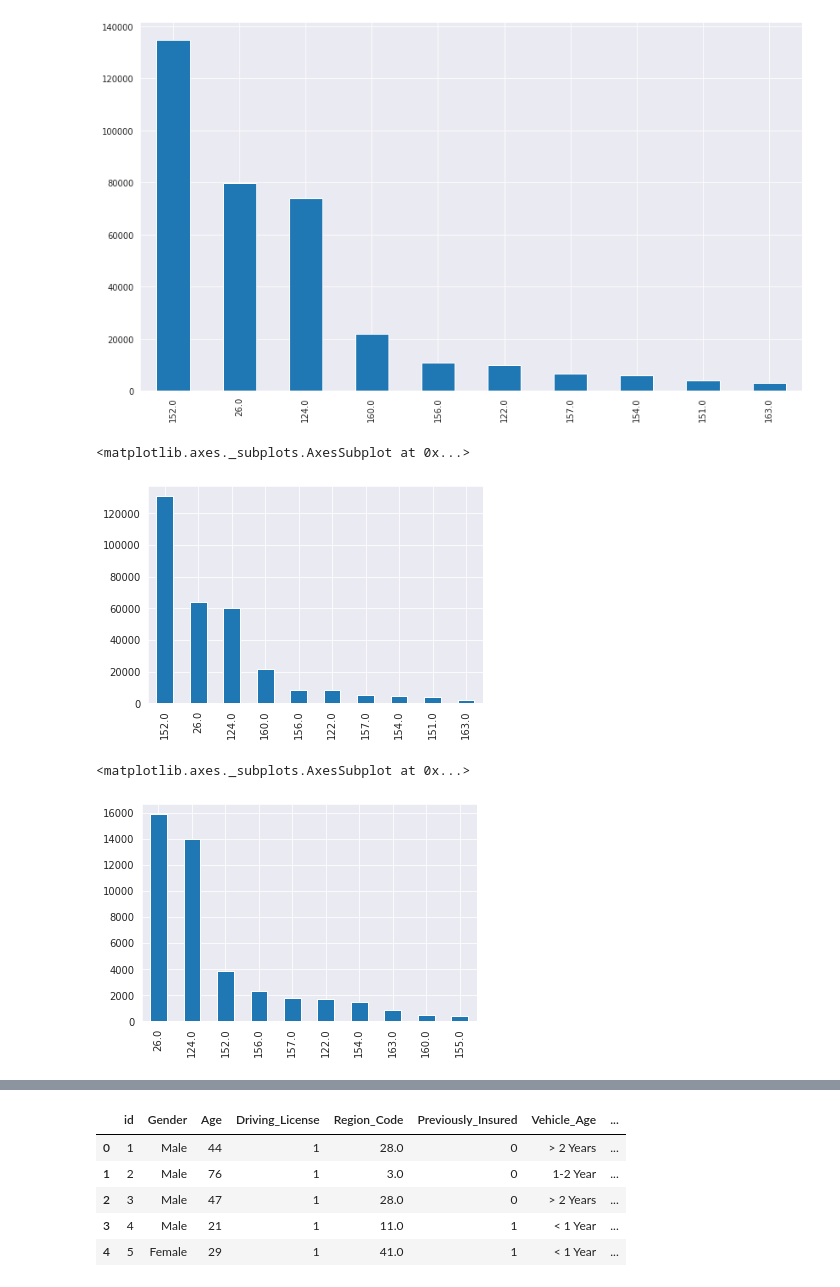
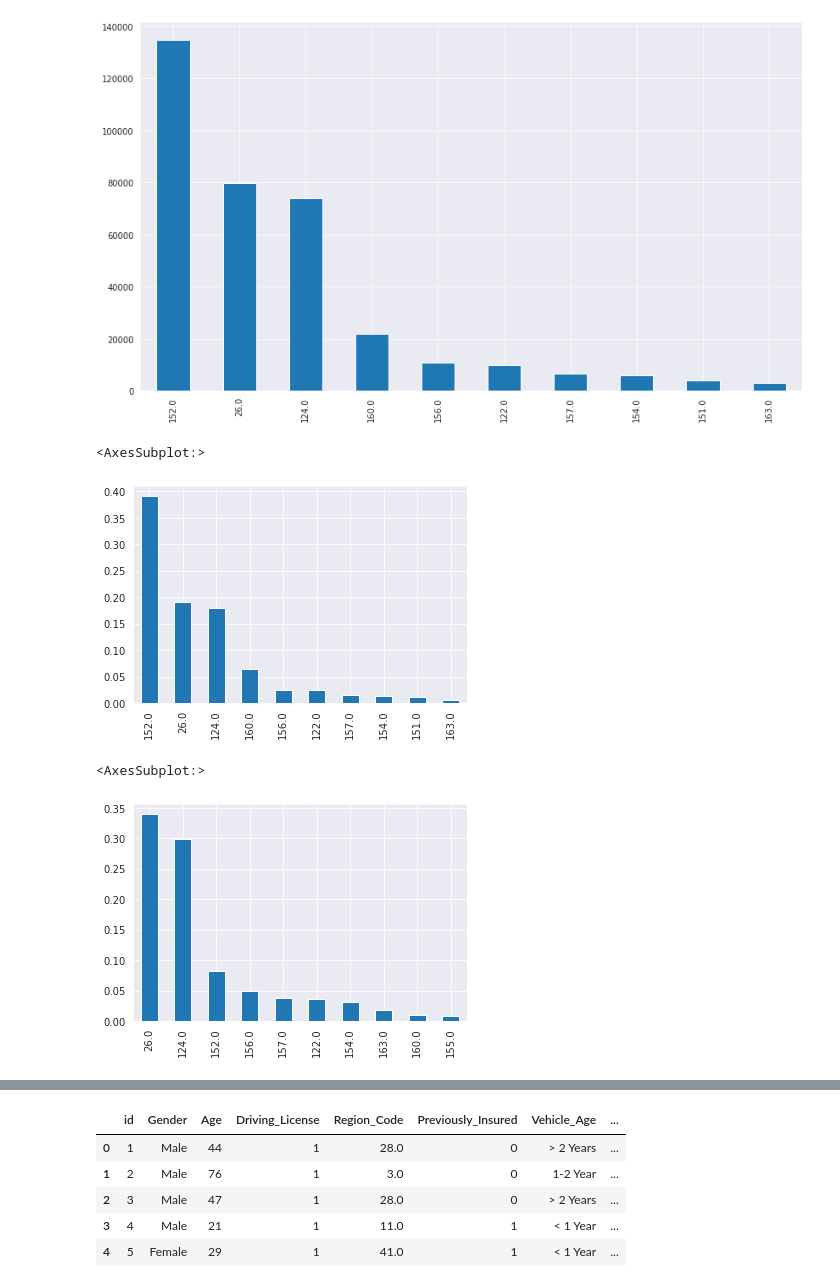
Before and after one commit to nabanitarimpi/Health-insurance-sell-prediction, a Jupyter notebook: health_insurance.ipynb, the cells around one changed output, grey strips where cells are left out. Cells and saved outputs as stored; diff of their text form; code cells hidden in the pictures.

```diff
--- a/health_insurance.ipynb
+++ b/health_insurance.ipynb
@@ -175,12 +213,14 @@ train_df['Policy_Sales_Channel'].value_counts().head(10).plot(kind='bar', figsiz
 <matplotlib.axes._subplots.AxesSubplot at 0x...>
 [figure]
 # %%
-train_df[train_df['Response']==0]['Policy_Sales_Channel'].value_counts().head(10).plot(kind='bar')
+# top 10 marketting channels for the customers who didn't respond
+train_df[train_df['Response']==0]['Policy_Sales_Channel'].value_counts(normalize=True).head(10).plot(kind='bar')
 # %% [output]
-<matplotlib.axes._subplots.AxesSubplot at 0x...>
+<AxesSubplot:>
-[figure, old version]
+[figure, new version]
 # %%
-train_df[train_df['Response']==1]['Policy_Sales_Channel'].value_counts().head(10).plot(kind='bar')
+# top 10 marketting channels for the customers who responded
+train_df[train_df['Response']==1]['Policy_Sales_Channel'].value_counts(normalize=True).head(10).plot(kind='bar')
 # %% [output]
-<matplotlib.axes._subplots.AxesSubplot at 0x...>
+<AxesSubplot:>
-[figure, old version]
+[figure, new version]
```
Also changed, not shown: parts of 115 cells of this notebook.
